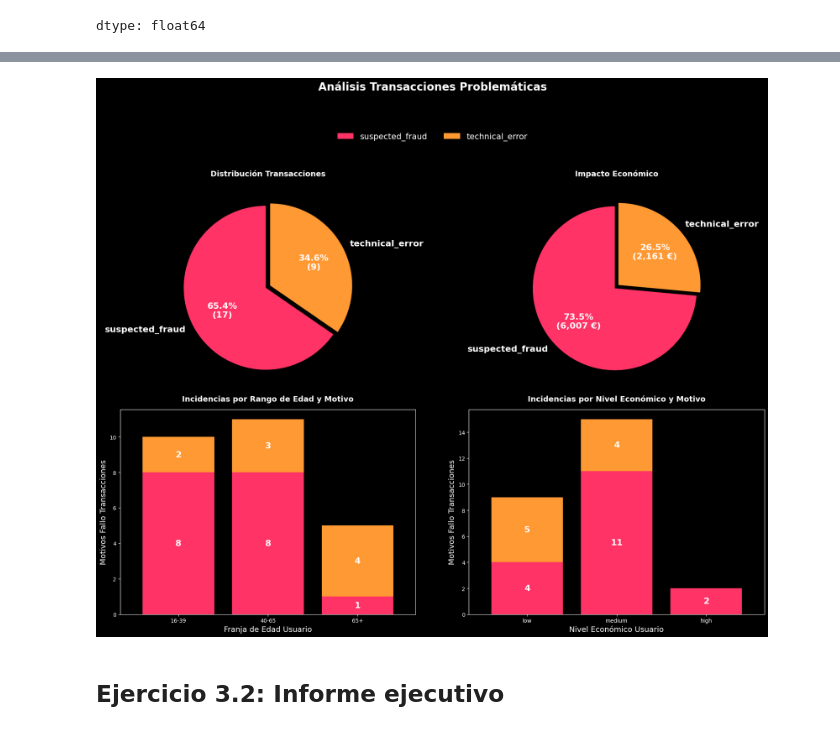
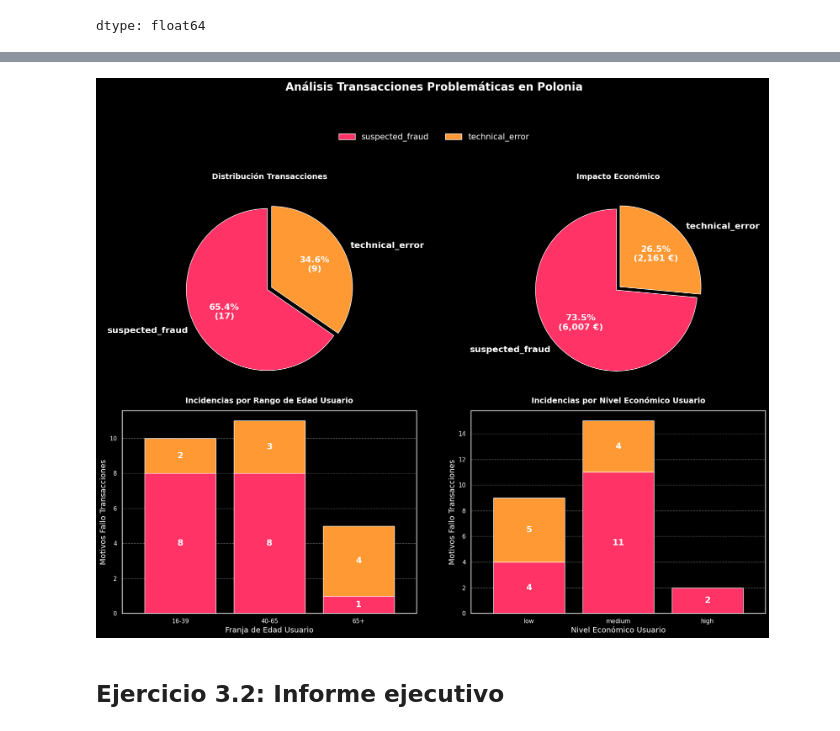
Before and after one commit to jordi-cx/it_academy, a Jupyter notebook: sprint_09_jcx_wip.ipynb, the cells around one changed output, grey strips where cells are left out. Cells and saved outputs as stored; diff of their text form; code cells hidden in the pictures.

```diff
--- a/sprint_09_jcx_wip.ipynb
+++ b/sprint_09_jcx_wip.ipynb
@@ -1889,9 +1883,12 @@ dtype: float64
 # %%
-# Hay un país que llama la atención de todos los que tienen transacciones problemáticas:
-# Poland
+# Análisis Transacciones Problemáticas por país
 
-# Vamos a estudiarlo detalladamente en nuestro análisis para el dpto. Sistemas
-filtro_pais_problematico = df_analisis_problematicas['user_country'] == 'Poland'
+# Nos llama la atención el país Polonia
+# Es de los que tiene más transacciones problemáticas, sobretodo sospechas de fraudes
+# Vamos a investigarlo con más detalle
+
+filtro_pais_problematico = df_analisis_problematicas['user_country'].isin(['Poland'])
+
 df_pais_problematico = df_analisis_problematicas[filtro_pais_problematico]
 
 display(df_pais_problematico['decline_reason'].value_counts())
@@ -2056,5 +1965,5 @@ plt.show()
 # %%
-# Mini-dashboard Visualización de Transacciones problemáticas
+# Mini-dashboard con Presentación Visual de Transacciones problemáticas
 
 plt.style.use('dark_background')
 fig, axes = plt.subplots(2, 2, figsize=(18, 14))
@@ -2111,10 +2020,12 @@ for p in axes[1, 0].patches:
             fontsize=16
         )
 
-axes[1, 0].set_title('Incidencias por Rango de Edad y Motivo', fontsize=14, fontweight='bold', pad=15)
+axes[1, 0].set_title('Incidencias por Rango de Edad Usuario', fontsize=14, fontweight='bold', pad=15)
 axes[1, 0].set_xlabel('Franja de Edad Usuario', fontsize=14)
 axes[1, 0].set_ylabel('Motivos Fallo Transacciones', fontsize=14)
 axes[1, 0].tick_params(axis='x', rotation=0)
+axes[1, 0].grid(axis='y', alpha=0.4, linestyle='--')
+axes[1, 0].grid(False, axis='x')
 
 # --- GRÁFICO 4 [1, 1] ---
 nivel_motivo_declined.plot(
@@ -2134,35 +2045,39 @@ for p in axes[1, 1].patches:
         axes[1, 1].text(
             x + width / 2,
             y + height / 2,
             f'{int(height)}',
             horizontalalignment='center',
             verticalalignment='center',
             color='white',
             fontweight='bold',
             fontsize=16
         )
 
-axes[1, 1].set_title('Incidencias por Nivel Económico y Motivo', fontsize=14, fontweight='bold', pad=15)
+axes[1, 1].set_title('Incidencias por Nivel Económico Usuario', fontsize=14, fontweight='bold', pad=15)
 axes[1, 1].set_xlabel('Nivel Económico Usuario', fontsize=14)
 axes[1, 1].set_ylabel('Motivos Fallo Transacciones', fontsize=14)
 axes[1, 1].tick_params(axis='x', rotation=0)
+axes[1, 1].grid(axis='y', alpha=0.4, linestyle='--')
+axes[1, 1].grid(False, axis='x')
+
+# --- LEYENDA ---
 
 handles, labels = axes[1, 0].get_legend_handles_labels()
 
 fig.legend(
     handles, labels,
     loc='upper center',
     bbox_to_anchor=(0.5, 0.94),
     ncol=4,
     frameon=False,
     fontsize=15
 )
 
-plt.suptitle('Análisis Transacciones Problemáticas', fontsize=20, fontweight='bold', y=1.02)
+plt.suptitle('Análisis Transacciones Problemáticas en Polonia', fontsize=20, fontweight='bold', y=1.02)
 
 plt.tight_layout(rect=[0, 0, 1, 0.90])
 plt.show()
 # %% [output]
-[figure, old version]
+[figure, new version]
 # %% [markdown]
 ## Ejercicio 3.2: Informe ejecutivo
```
Also changed, not shown: parts of 16 cells of this notebook.
